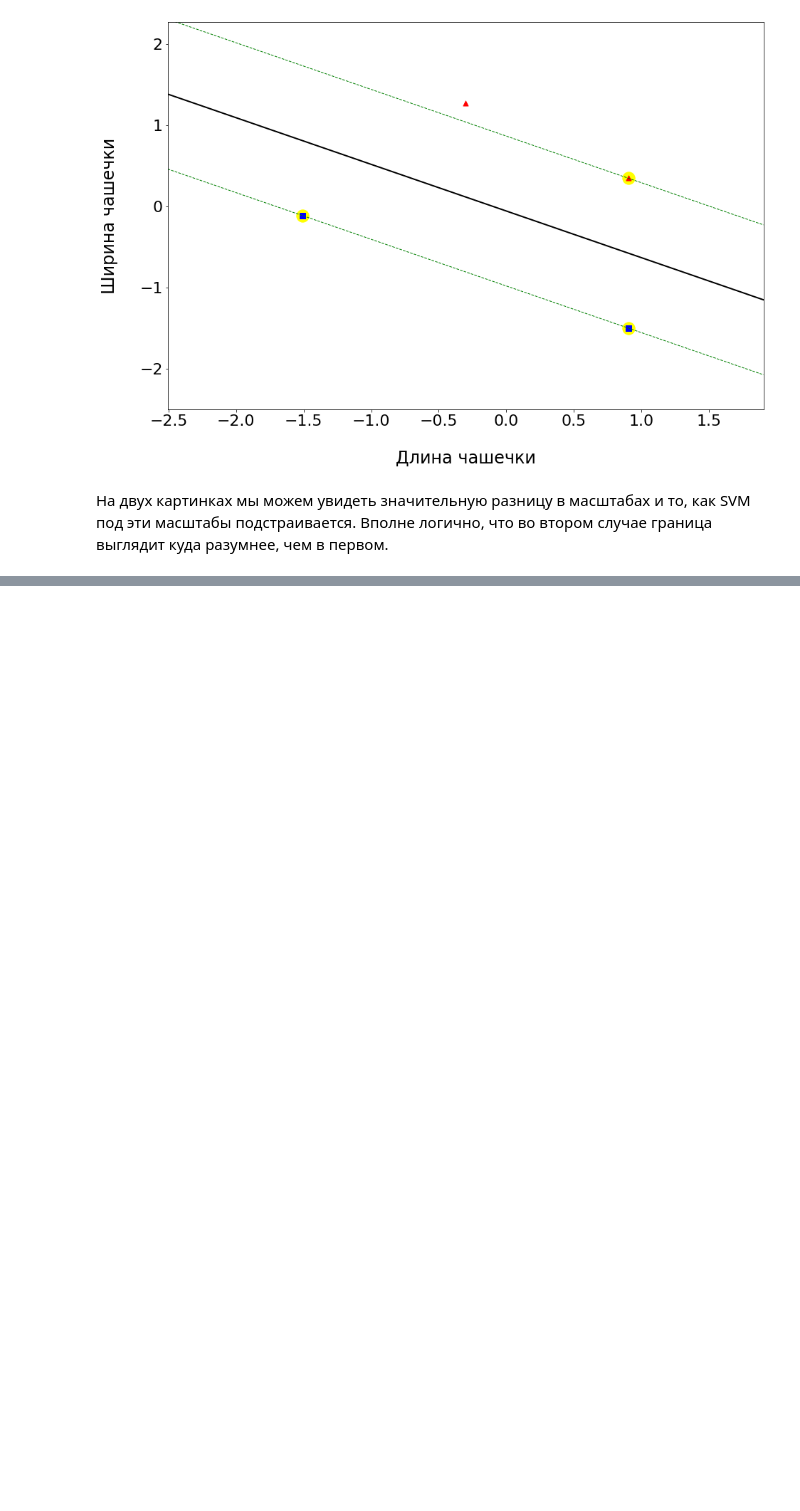
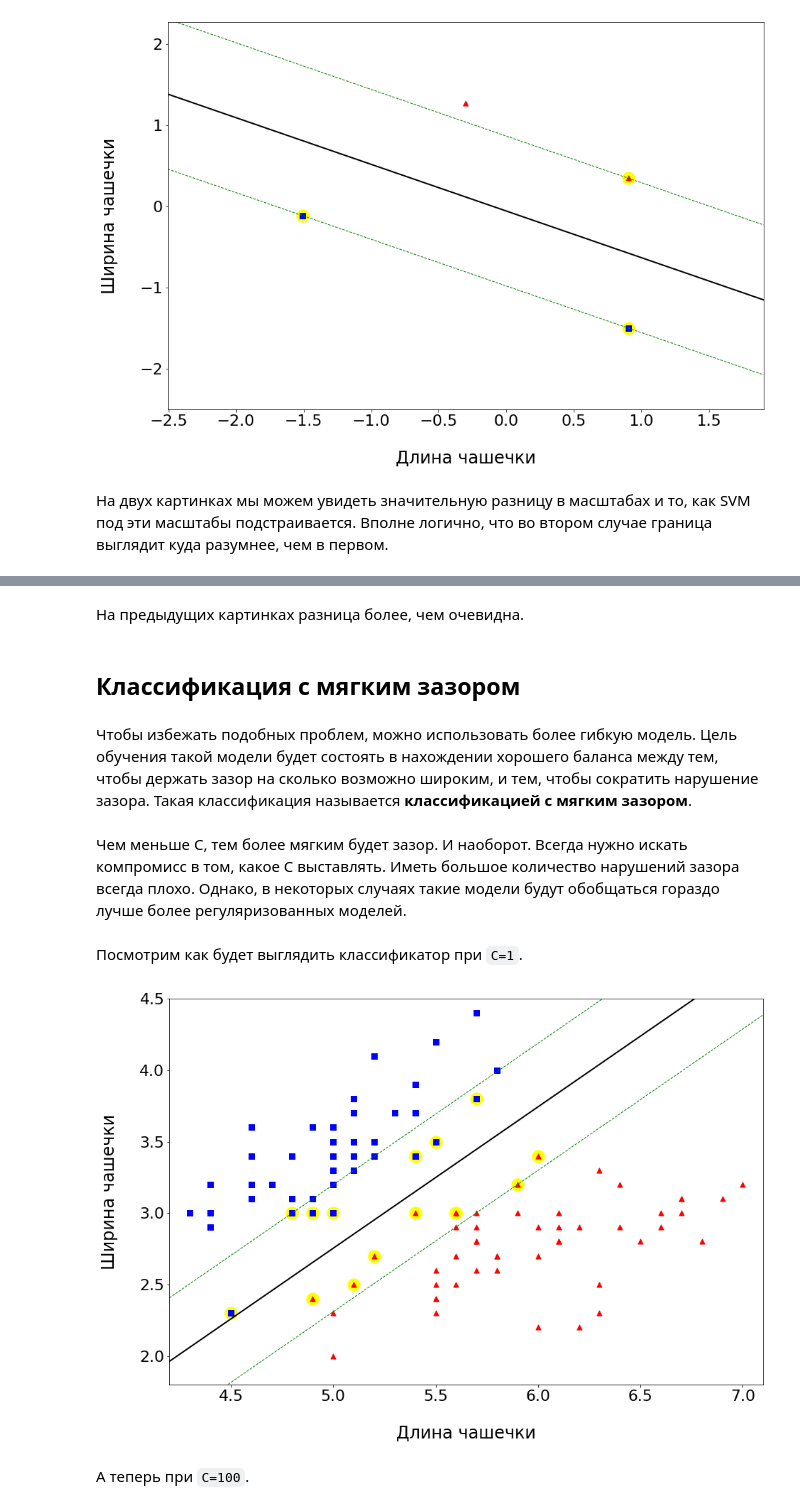
Before and after one commit to Lpshkn/Tutors, a Jupyter notebook: Practice/SVM/SVM.ipynb, the cells around one changed output, grey strips where cells are left out. Saved outputs shown, nothing was run; the diff lists cells and outputs as text; code cells hidden in the pictures; blank space fills up the shorter version.

```diff
--- a/Practice/SVM/SVM.ipynb
+++ b/Practice/SVM/SVM.ipynb
@@ -98,0 +128,18 @@ plot_svm(svm, X_scaled, y,
+# %% [markdown]
+На предыдущих картинках разница более, чем очевидна.
+# %% [markdown]
+## Классификация с мягким зазором
+# %% [markdown]
+Чтобы избежать подобных проблем, можно использовать более гибкую модель. Цель обучения такой модели будет состоять в нахождении хорошего баланса между тем, чтобы держать зазор на сколько возможно широким, и тем, чтобы сократить нарушение зазора. Такая классификация называется **классификацией с мягким зазором**.
+# %% [markdown]
+Чем меньше С, тем более мягким будет зазор. И наоборот. Всегда нужно искать компромисс в том, какое С выставлять. Иметь большое количество нарушений зазора всегда плохо. Однако, в некоторых случаях такие модели будут обобщаться гораздо лучше более регуляризованных моделей.
+# %% [markdown]
+Посмотрим как будет выглядить классификатор при `C=1`.
+# %%
+svm = SVC(kernel='linear', C=1)
+svm.fit(X, y)
+plot_svm(svm, X, y, *[4.2, 7.1, 1.8, 4.5])
+# %% [output]
+[figure, added]
+# %% [markdown]
+А теперь при `C=100`.
```
Also changed, not shown: parts of 39 cells of this notebook, 2 other files.
